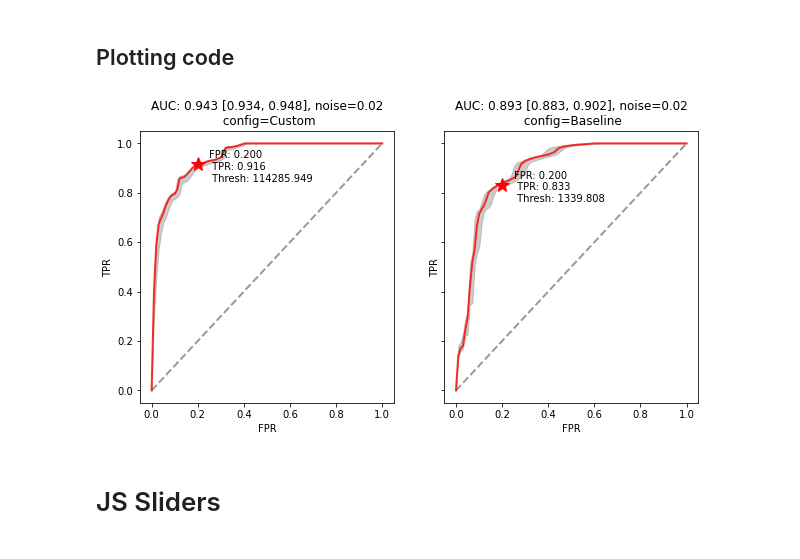
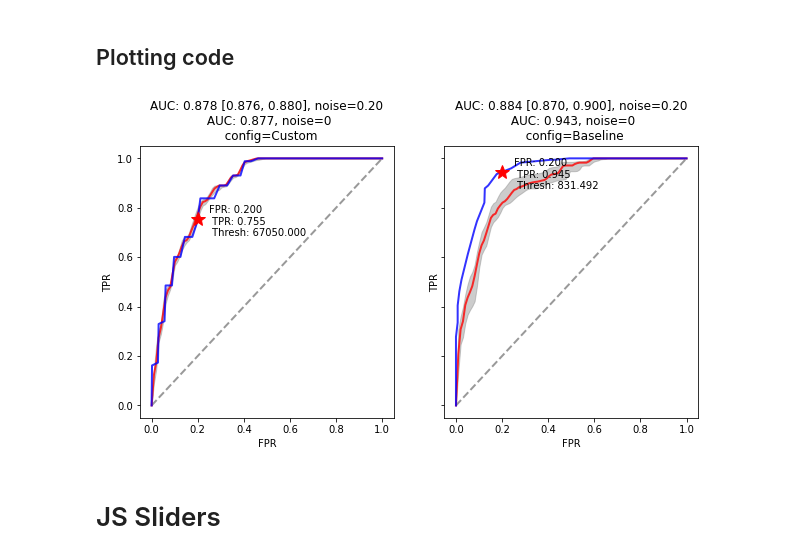
Before and after one commit to probml/covid19, a Jupyter notebook: risk-score-tuner/covid19_risk_score_tuner_github.ipynb, the cells around one changed output. Saved outputs shown, nothing was run; the diff lists cells and outputs as text; code cells hidden in the pictures.

```diff
--- a/risk-score-tuner/covid19_risk_score_tuner_github.ipynb
+++ b/risk-score-tuner/covid19_risk_score_tuner_github.ipynb
@@ -820,5 +989,6 @@ def find_operating_threshold(fpr, tpr, thresholds, target_fpr):
 # %%
-config_list = [config_baseline, config_ireland, config_swiss]
+config_list = [config_baseline, config_swiss, config_ireland]
 params = ModelParams()
-plot_ROC_curves_struct(params, config_list, target_fpr=0.2, debug=True)
+data = make_input_data(sigma=0, nsamples=0)
+plot_ROC_curves(data, params, config_list, target_fpr=0.2, debug=True)
 # %% [output]
@@ -831,0 +1008,4 @@ plot_ROC_curves_struct(params, config_list, target_fpr=0.2)
+# %%
+
+params = ModelParams(distance_fun='sigmoid', distance_slope=1.5, distance_inflection=4.4)
+plot_ROC_curves(data, params, config_list, target_fpr=0.2)
@@ -1014,24 +1224,24 @@ target_fpr_custom = 0.2 #@param {type:"slider", min:0, max:1, step:0.1}
 #@markdown ## Attenuation
 #@markdown ### Functional form of dose vs distance
 #@markdown Default = quadratic
-distance_fun = 'sigmoid' #@param ['quadratic', 'sigmoid'] {type:"string"}
+distance_fun = 'quadratic' #@param ['quadratic', 'sigmoid', 'spline'] {type:"string"}
 
 #@markdown ### Sigmoid distance parameters
-#@markdown Default = 4
-inflection = 4 #@param {type:"slider", min:0.1, max:10, step:0.1}
 #@markdown Default = 2
-slope = 1 #@param {type:"slider", min:0.1, max:5, step:0.1}
+inflection = 2 #@param {type:"slider", min:0.1, max:10, step:0.1}
+#@markdown Default = 2
+slope = 2 #@param {type:"slider", min:0.1, max:5, step:0.1}
 
 
 #@markdown ### Quadratic distance parameters
 #@markdown Default = 1
-Dmin = 2.2 #@param {type:"slider", min:0.5, max:5, step:0.1}
+Dmin = 1 #@param {type:"slider", min:0.5, max:5, step:0.1}
 
 
 
 #@markdown ### Bluetooth Noise
-#@markdown Default = 0.02
-sigma = 0.02 #@param {type:"slider", min:0, max:0.5, step:0.01}
+#@markdown Default = 0.2
+sigma = 0.2 #@param {type:"slider", min:0, max:1.0, step:0.1}
 
 
 #@markdown ## Infectiousness
@@ -1068,14 +1278,17 @@ onset_threshold = -2 #@param {type:"slider", min:-14, max:14, step:1}
 pthresh_custom = compute_exposure_threshold(params_custom)
 # %% [markdown]
 ## Plotting code
+# %%
+np.random.seed(0)
+data_custom = make_input_data(sigma=params_custom.ble_params.sigma, nsamples=20)
 # %%
 config_list = [config_custom, config_baseline]
 if params_custom.ble_params.sigma > 0:
-  plot_ROC_curves_with_errorbars_struct(params_custom, config_list, target_fpr=target_fpr_custom, pthresh=pthresh_custom)
+  plot_ROC_curves_with_errorbars(data_custom, params_custom, config_list, target_fpr=target_fpr_custom, pthresh=pthresh_custom)
 else:
-  plot_ROC_curves_struct(params_custom, config_list, target_fpr=target_fpr_custom, pthresh=pthresh_custom)
+  plot_ROC_curves(data_custom, params_custom, config_list, target_fpr=target_fpr_custom, pthresh=pthresh_custom)
 # %% [output]
-[figure, old version]
+[figure, new version]
 # %% [markdown]
 # JS Sliders
 # %%
```
Also changed, not shown: parts of 47 cells of this notebook.
